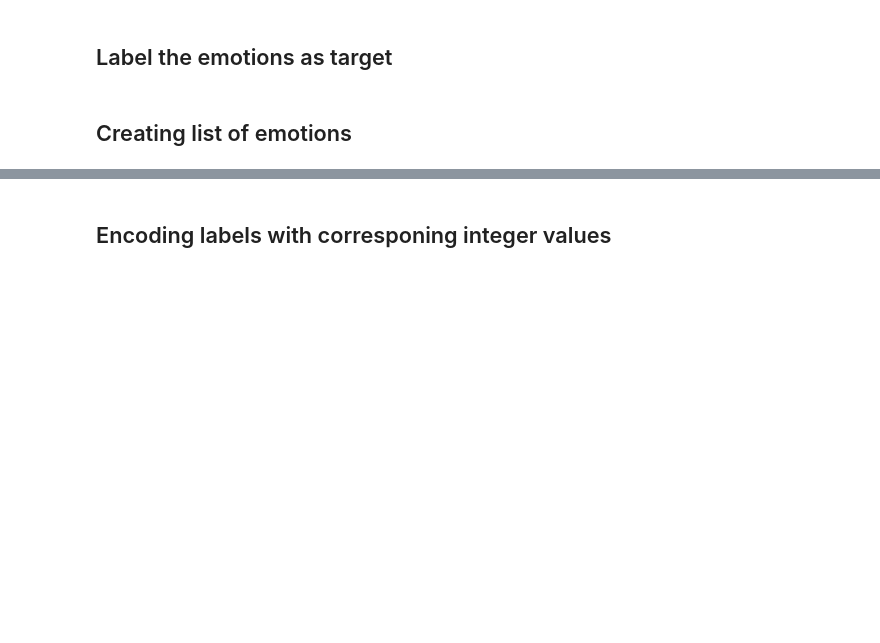
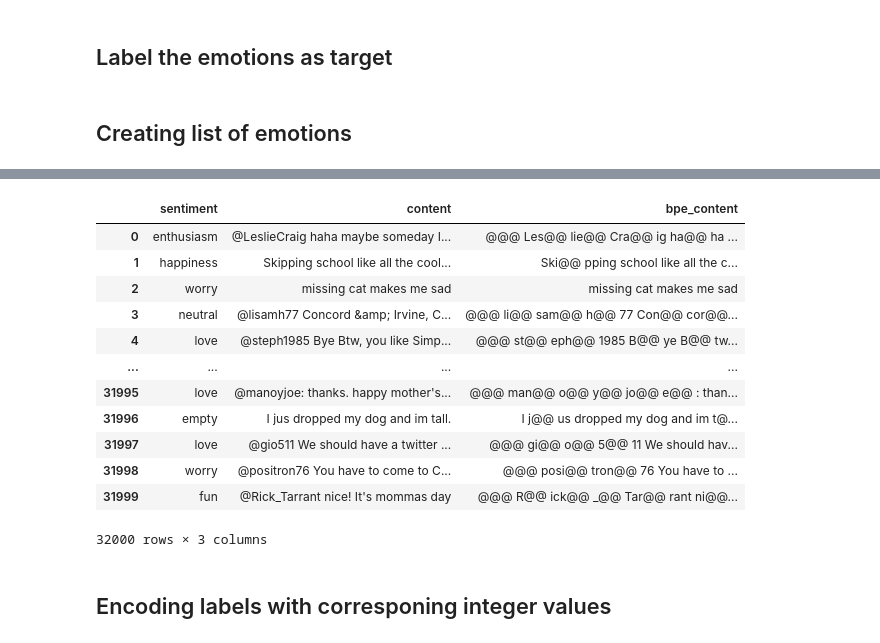
Before and after one commit to SaltwaterDev/comp3359-Emotion-Analysis, a Jupyter notebook: project_machine.ipynb, the cells around one changed output, grey strips where cells are left out. Drawn from its saved outputs; the diff is of its cells as text; code cells hidden in the pictures; blank space fills up the shorter version.

```diff
--- a/project_machine.ipynb
+++ b/project_machine.ipynb
@@ -168,3 +214,31 @@ print(id2label)
+# %%
+# convert .txt format back to .csv format
+bpe_train_content_df = pd.read_fwf('bpe_train_df_content.txt')
+#nmu_train_content_df.to_csv('nmu_train_df_content.csv')
+
+bpe_test_content_df = pd.read_fwf('bpe_test_df_content.txt')
+#nmu_test_content_df.to_csv('nmu_test_df_content.csv')
+
+
+#merge them back to dataframe format
+train_df['bpe_content'] = bpe_train_content_df
+test_df['bpe_content'] = bpe_test_content_df
+# %%
+train_df
+# %% [output]
+|  | sentiment | content | bpe_content |
+| 0 | enthusiasm | @LeslieCraig haha maybe someday I... | @@@ Les@@ lie@@ Cra@@ ig ha@@ ha ... |
+| 1 | happiness | Skipping school like all the cool... | Ski@@ pping school like all the c... |
+| 2 | worry | missing cat makes me sad | missing cat makes me sad |
+| 3 | neutral | @lisamh77 Concord &amp; Irvine, C... | @@@ li@@ sam@@ h@@ 77 Con@@ cor@@... |
+| 4 | love | @steph1985 Bye Btw, you like Simp... | @@@ st@@ eph@@ 1985 B@@ ye B@@ tw... |
+| ... | ... | ... | ... |
+| 31995 | love | @manoyjoe: thanks. happy mother's... | @@@ man@@ o@@ y@@ jo@@ e@@ : than... |
+| 31996 | empty | I jus dropped my dog and im tall. | I j@@ us dropped my dog and im t@... |
+| 31997 | love | @gio511 We should have a twitter ... | @@@ gi@@ o@@ 5@@ 11 We should hav... |
+| 31998 | worry | @positron76 You have to come to C... | @@@ posi@@ tron@@ 76 You have to ... |
+| 31999 | fun | @Rick_Tarrant nice! It's mommas day | @@@ R@@ ick@@ _@@ Tar@@ rant ni@@... |
+32000 rows × 3 columns
 # %% [markdown]
 ## Encoding labels with corresponing integer values
 # %%
```
Also changed, not shown: parts of 20 cells of this notebook.
